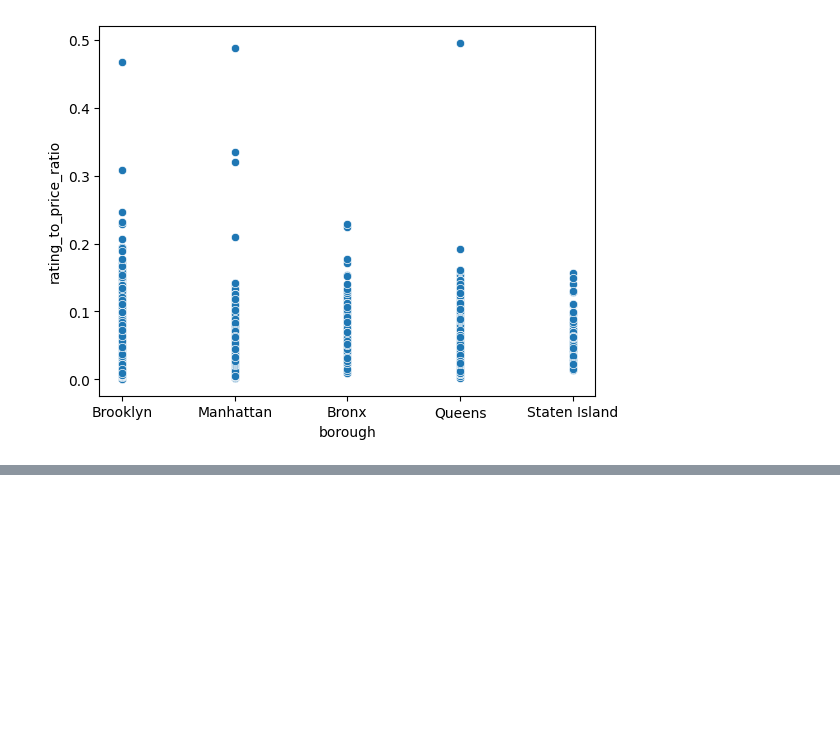
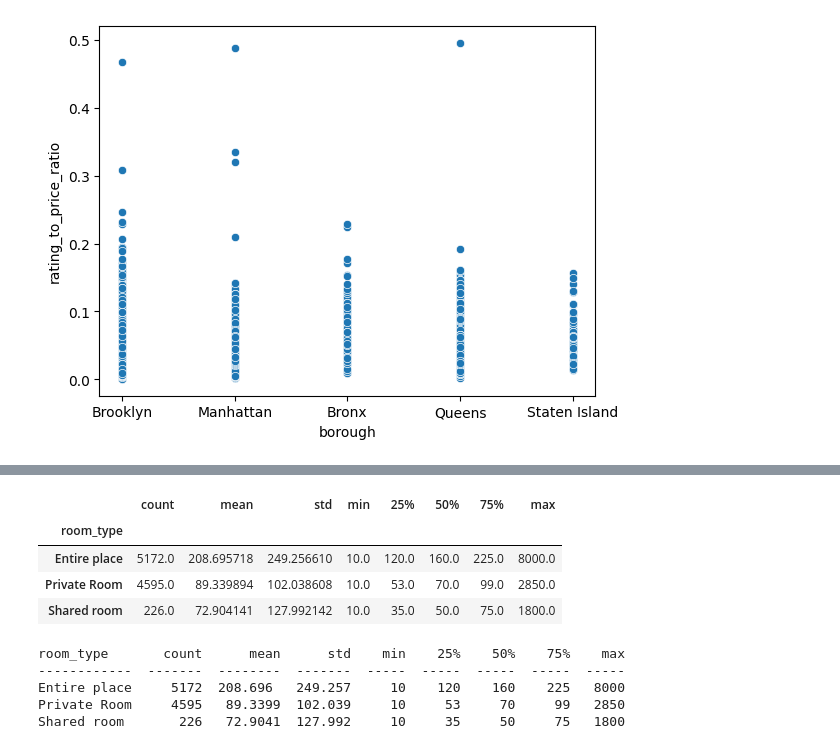
Before and after one commit to kflisikowsky/Data_Analysis_Workshops, a Jupyter notebook: Kopia notatnika Cleaning_Data_in_Python_live_session.ipynb, the cells around one changed output, grey strips where cells are left out. Cells and saved outputs as stored; diff of their text form; code cells hidden in the pictures; blank space fills up the shorter version.

```diff
--- a/Kopia notatnika Cleaning_Data_in_Python_live_session.ipynb
+++ b/Kopia notatnika Cleaning_Data_in_Python_live_session.ipynb
@@ -957,0 +999,22 @@ sns.scatterplot(data=airbnb,y='rating_to_price_ratio', x='borough')
+# %%
+airbnb['price'] = airbnb['price'].replace(0, np.nan)
+airbnb['price'] = airbnb['price'].fillna(airbnb['price'].mean())
+# %%
+grouped_roomtype = airbnb.groupby('room_type')['price'].describe()
+# %%
+grouped_roomtype
+# %% [output]
+|  | count | mean | std | min | 25% | 50% | 75% | max |
+| room_type |  |  |  |  |  |  |  |  |
+| Entire place | 5172.0 | 208.695718 | 249.256610 | 10.0 | 120.0 | 160.0 | 225.0 | 8000.0 |
+| Private Room | 4595.0 | 89.339894 | 102.038608 | 10.0 | 53.0 | 70.0 | 99.0 | 2850.0 |
+| Shared room | 226.0 | 72.904141 | 127.992142 | 10.0 | 35.0 | 50.0 | 75.0 | 1800.0 |
+# %%
+from tabulate import tabulate
+print(tabulate(grouped_roomtype, headers='keys'))
+# %% [output]
+room_type       count      mean      std    min    25%    50%    75%    max
+------------  -------  --------  -------  -----  -----  -----  -----  -----
+Entire place     5172  208.696   249.257     10    120    160    225   8000
+Private Room     4595   89.3399  102.039     10     53     70     99   2850
+Shared room       226   72.9041  127.992     10     35     50     75   1800
```
Also changed, not shown: parts of 4 cells of this notebook.
